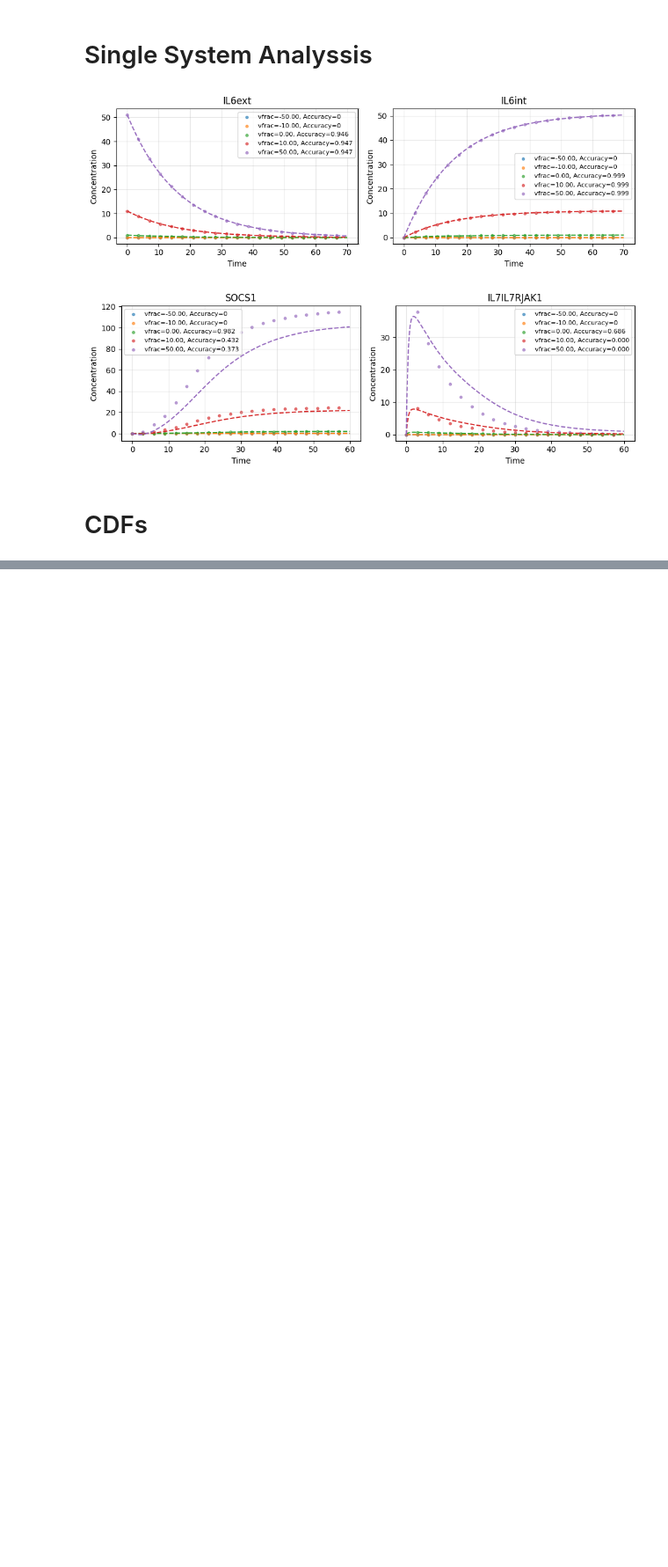
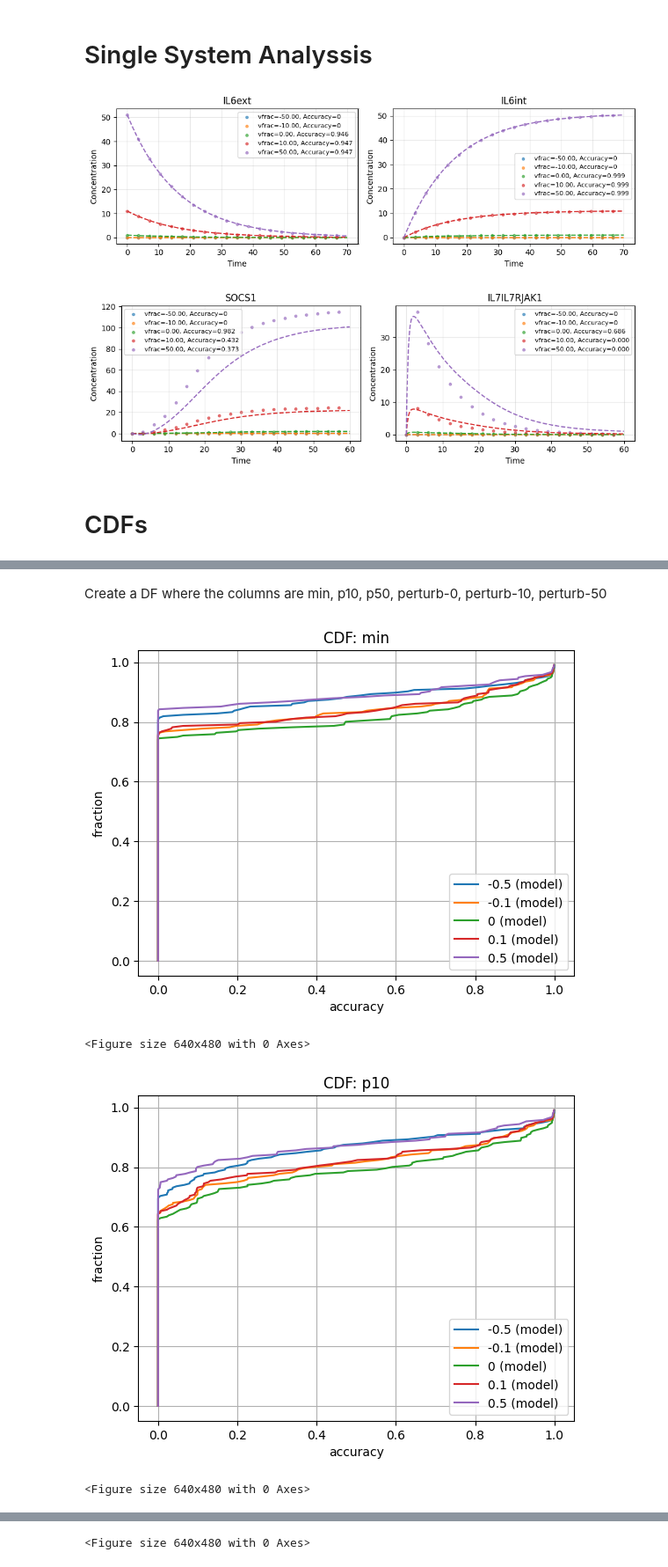
Before and after one commit to ModelEngineering/linearity_analysis, a Jupyter notebook: notebooks/perturbation_analysis.ipynb, the cells around one changed output, grey strips where cells are left out. Shown at 88% size. Drawn from its saved outputs; the diff is of its cells as text; code cells hidden in the pictures; blank space fills up the shorter version.

Commit message:
Plots for perturbations

```diff
--- a/notebooks/perturbation_analysis.ipynb
+++ b/notebooks/perturbation_analysis.ipynb
@@ -31,3 +31,9 @@ subtitle="")
 [figure]
 # %% [markdown]
 # CDFs
+# %%
+PATH = os.path.join(cn.DATA_DIR, "perturbation_study-0.001.csv")
+#PATH = os.path.join(cn.DATA_DIR, "linear_predictor_scores_1" + ".csv")
+df = pd.read_csv(PATH)
+DF_DCT = {p: df[p] for p in ['min', 'p10', 'p50']}
+[(p, len(d)) for p, d in DF_DCT.items()]
@@ -33,0 +42,3 @@ subtitle="")
+# %%
+df = pd.read_csv(PATH)
+DF_P_DCT = {p: df.pivot(columns='perturbation', values=p, index='system_id') for p in ['min', 'p10', 'p50']}
@@ -33,0 +62,18 @@ subtitle="")
+# %% [markdown]
+Create a DF where the columns are min, p10, p50, perturb-0, perturb-10, perturb-50
+# %%
+def plotPerturbation(col: str):
+    dff = DF_P_DCT[col]
+    dff["aggregation_type"] = "model"
+    score = Score.deserialize(PATH)
+    score.score_df = dff
+    score.plotCDF([-0.5, -0.1, 0, 0.10, 0.50], title="CDF: " + col)
+# %%
+for col in ["min", "p10", "p50"]:
+    plotPerturbation(col)
+    plt.figure()
+# %% [output]
+[figure, added]
+<Figure size 640x480 with 0 Axes>
+[figure, added]
+<Figure size 640x480 with 0 Axes>
@@ -33,0 +81 @@ subtitle="")
+<Figure size 640x480 with 0 Axes>
```
Also changed, not shown: parts of 8 cells of this notebook.
